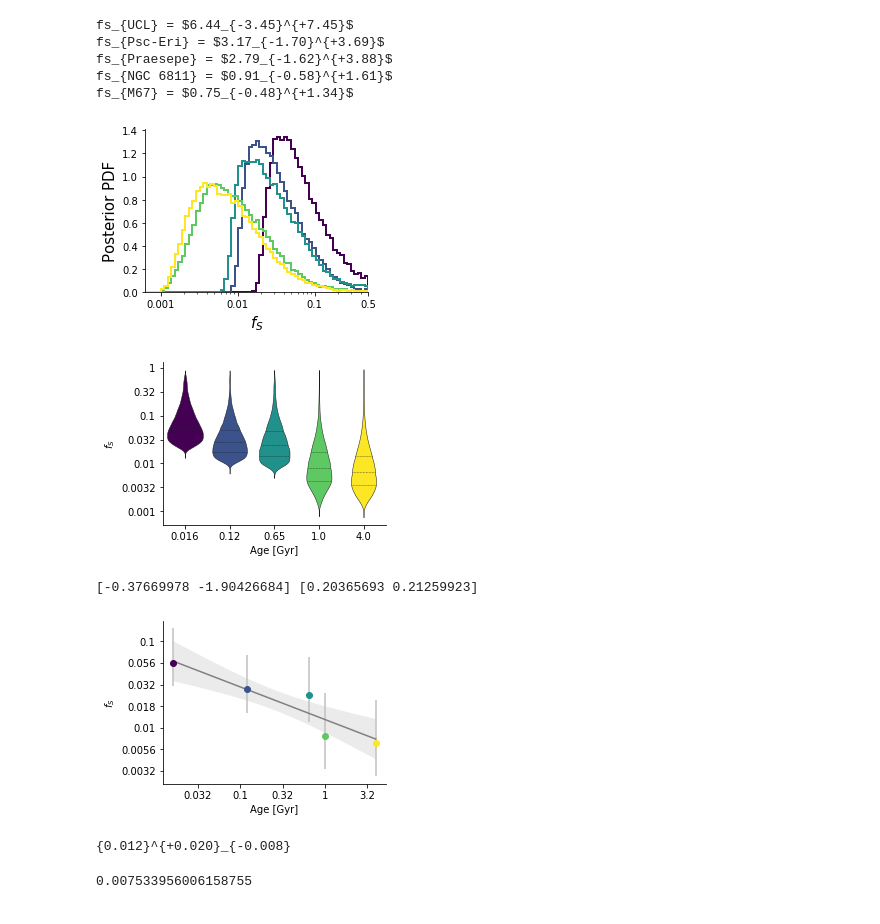
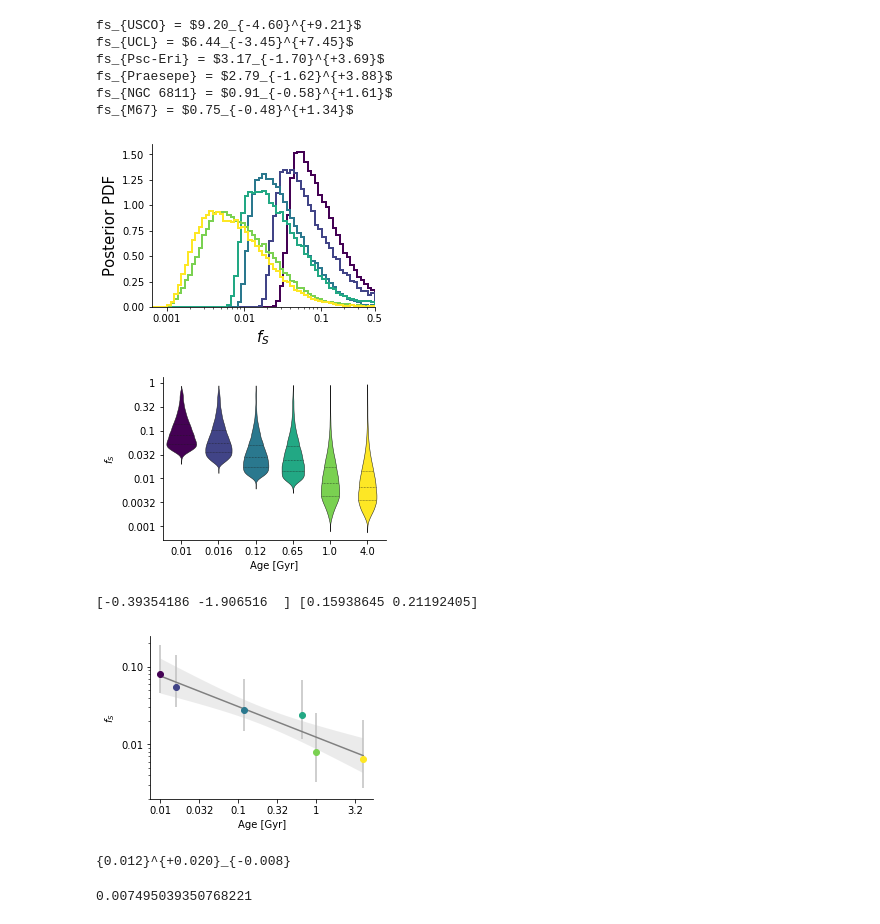
Before and after one commit to bmorris3/birthmarks, a Jupyter notebook: abc/abc_interpretation.ipynb, the cells around one changed output. Saved outputs shown, nothing was run; the diff lists cells and outputs as text; code cells hidden in the pictures.

```diff
--- a/abc/abc_interpretation.ipynb
+++ b/abc/abc_interpretation.ipynb
@@ -4,6 +4,7 @@ import matplotlib.pyplot as plt
 import numpy as np
 import astropy.units as u
 # %%
+samples_usco = np.load('data/usco_samples.npy')
 samples_ucl = np.load('data/ucl_samples.npy')
 samples_psceri = np.load('data/psceri_samples.npy')
 samples_praesepe = np.load('../../zeitsprung/data/abc_samples_slow.npy')
@@ -14,7 +15,7 @@ bins = 70
 bin_range = [-3.5, np.log10(0.5)]#[0.001, 0.1]
 fig, ax = plt.subplots(figsize=(4, 3))
 
-cmap = lambda x: plt.cm.viridis(x/4)
+cmap = lambda x: plt.cm.viridis(x/5)
 
 
 def plot_fs_posterior(samples_fast, label, color):
@@ -30,11 +31,12 @@ def plot_fs_posterior(samples_fast, label, color):
     print('fs_{{{3}}} = ${0:.2f}_{{-{1:.2f}}}^{{+{2:.2f}}}$'.format(mid_fast, mid_fast-lower_fast, upper_fast-mid_fast, label))
 
 
-plot_fs_posterior(samples_ucl, 'UCL', color=cmap(0))
-plot_fs_posterior(samples_psceri, 'Psc-Eri', color=cmap(1))
-plot_fs_posterior(samples_praesepe, 'Praesepe', color=cmap(2))
-plot_fs_posterior(samples_ngc6811, 'NGC 6811', color=cmap(3))
-plot_fs_posterior(samples_m67, 'M67', color=cmap(4))
+plot_fs_posterior(samples_usco, 'USCO', color=cmap(0))
+plot_fs_posterior(samples_ucl, 'UCL', color=cmap(1))
+plot_fs_posterior(samples_psceri, 'Psc-Eri', color=cmap(2))
+plot_fs_posterior(samples_praesepe, 'Praesepe', color=cmap(3))
+plot_fs_posterior(samples_ngc6811, 'NGC 6811', color=cmap(4))
+plot_fs_posterior(samples_m67, 'M67', color=cmap(5))
 
 for s in ['right', 'top']:
     ax.spines[s].set_visible(False)
@@ -53,32 +55,36 @@ ax.set_xlim([-3.2, np.log10(0.5)])
 # plt.legend(loc=())
 plt.savefig('plots/fs_posterior.pdf', bbox_inches='tight')
 # %% [output]
+fs_{USCO} = $9.20_{-4.60}^{+9.21}$
 fs_{UCL} = $6.44_{-3.45}^{+7.45}$
 fs_{Psc-Eri} = $3.17_{-1.70}^{+3.69}$
 fs_{Praesepe} = $2.79_{-1.62}^{+3.88}$
 fs_{NGC 6811} = $0.91_{-0.58}^{+1.61}$
 fs_{M67} = $0.75_{-0.48}^{+1.34}$
-[figure, old version]
+[figure, new version]
 # %%
 import seaborn
 
-ages = np.concatenate([0.016 * np.ones(len(samples_ucl)),
+ages = np.concatenate([0.010 * np.ones(len(samples_usco)),
+                       0.016 * np.ones(len(samples_ucl)),
                        0.12 * np.ones(len(samples_psceri)),
                        0.65 * np.ones(len(samples_praesepe)),
                        1.0  * np.ones(len(samples_ngc6811)),
                        4 * np.ones(len(samples_m67))])
 
-fs_series = np.concatenate([np.pi * 3 * samples_ucl[:, 1]**2 / (4*np.pi),
+fs_series = np.concatenate([np.pi * 3 * samples_usco[:, 1]**2 / (4*np.pi),
+                            np.pi * 3 * samples_ucl[:, 1]**2 / (4*np.pi),
                             np.pi * 3 * samples_psceri[:, 1]**2 / (4*np.pi),
                             np.pi * 3 * samples_praesepe[:, 1]**2 / (4*np.pi),
                             np.pi * 3 * samples_ngc6811[:, 1]**2 / (4*np.pi),
                             np.pi * 3 * samples_m67[:, 1]**2 / (4*np.pi)])
 
-palette = {0.016: cmap(0),
-           0.12: cmap(1),
-           0.65: cmap(2),
-           1.0: cmap(3),
-           4.0: cmap(4)}
+palette = {0.01: cmap(0),
+           0.016: cmap(1),
+           0.12: cmap(2),
+           0.65: cmap(3),
+           1.0: cmap(4),
+           4.0: cmap(5)}
 
 plt.figure(figsize=(4,3))
 seaborn.violinplot(ages, np.log10(fs_series), palette=palette, linewidth=0.5,
@@ -97,22 +103,23 @@ for s in ['right', 'top']:
 
 plt.savefig('plots/fs_violin.pdf', bbox_inches='tight')
 # %% [output]
-[figure, old version]
+[figure, new version]
 # %%
 
 import scipy.special as sp
 
-plt.figure(figsize=(4,3))
+plt.figure(figsize=(4, 3))
 
-ages = np.array([0.016, 0.12, 0.65, 1.0, 4])
+ages = np.array([0.01, 0.016, 0.12, 0.65, 1.0, 4])
 
-fs_series = np.vstack([np.pi * 3 * samples_ucl[:, 1]**2 / (4*np.pi),
+fs_series = np.vstack([np.pi * 3 * samples_usco[:, 1]**2 / (4*np.pi),
+                       np.pi * 3 * samples_ucl[:, 1]**2 / (4*np.pi),
                         np.pi * 3 * samples_psceri[:, 1]**2 / (4*np.pi),
                         np.pi * 3 * samples_praesepe[:, 1]**2 / (4*np.pi),
                         np.pi * 3 * samples_ngc6811[:, 1]**2 / (4*np.pi),
                         np.pi * 3 * samples_m67[:, 1]**2 / (4*np.pi)])
 
-colors = [cmap(0), cmap(1), cmap(2), cmap(3), cmap(4)]
+colors = [cmap(0), cmap(1), cmap(2), cmap(3), cmap(4), cmap(5)]
 meds = []
 yerr = []
 for a, fs, color in zip(ages, fs_series, colors):
@@ -148,38 +155,45 @@ XtX = np.dot(np.transpose(X_fine), X_fine)
 V = [np.dot(X_fine[i,:], np.linalg.solve(XtX, X_fine[i,:])) for i in range(n)]
 V = np.array(V)
 
 ## The F quantile used in constructing the Scheffe interval.
 QF = sp.fdtri(X.shape[1], n-X.shape[1], 0.95)
 QF_2 = sp.fdtri(X.shape[1], n-X.shape[1], 0.68)
 
 ## The lower and upper bounds of the Scheffe band.
 D = s * np.sqrt(X.shape[1] * QF * V)
 # LB, UB = Yhat-D, Yhat+D
 D_2 = s*np.sqrt(X.shape[1] * QF_2 * V)
 LB_2, UB_2 = Yhat-D_2, Yhat+D_2
 
 plt.plot(np.log10(ages), X @ c0, color='gray')
 plt.fill_between(X_fine[:, 0], LB_2, UB_2,
                  where=(UB_2 >= LB_2), facecolor='silver', alpha=0.3)
 ax = plt.gca()
 
 xticks = ax.get_xticks()
 ax.set_xticklabels(["{0:.2g}".format(10**xt) for xt in xticks])
 ax.set_xlabel('Age [Gyr]')
 
-yticks = ax.get_yticks()
-ax.set_yticklabels(["{0:.2g}".format(10**yt) for yt in yticks])
+yticks = [-2, -1]
+ax.set_yticks(yticks)
+ax.set_yticklabels(["{0:.2f}".format(10**yt) for yt in yticks])
 ax.set_ylabel('$f_S$')
+
+ax.set_yticks(np.log10(np.arange(0.001, 0.01, 0.001)).tolist() +
+              np.log10(np.arange(0.01, 0.1, 0.01)).tolist() +
+              np.log10(np.arange(0.1, 1, 0.1)).tolist(), minor=True)
+
+ax.set_ylim(np.log10([0.002, 0.25]))
 plt.xlabel('Age [Gyr]')
-
+# ax.grid(ls=':')
 
 for s in ['right', 'top']:
     ax.spines[s].set_visible(False)
 
 plt.savefig('plots/fs_trend.pdf', bbox_inches='tight')
 # %% [output]
-[-0.37669978 -1.90426684] [0.20365693 0.21259923]
+[-0.39354186 -1.906516  ] [0.15938645 0.21192405]
-[figure, old version]
+[figure, new version]
 # %%
 a, a_upper, a_lower = 10**c0[1], 10**(c0[1] + c0err[1]), 10**(c0[1] - c0err[1])
 
@@ -189,4 +203,4 @@ print("{{{0:.3f}}}^{{+{1:.3f}}}_{{-{2:.3f}}}".format(a, a_upper, a_lower))
 # %%
 a * 4.6 ** -0.33
 # %% [output]
-0.007533956006158755
+0.007495039350768221
```
Also changed, not shown: 3 other files.
